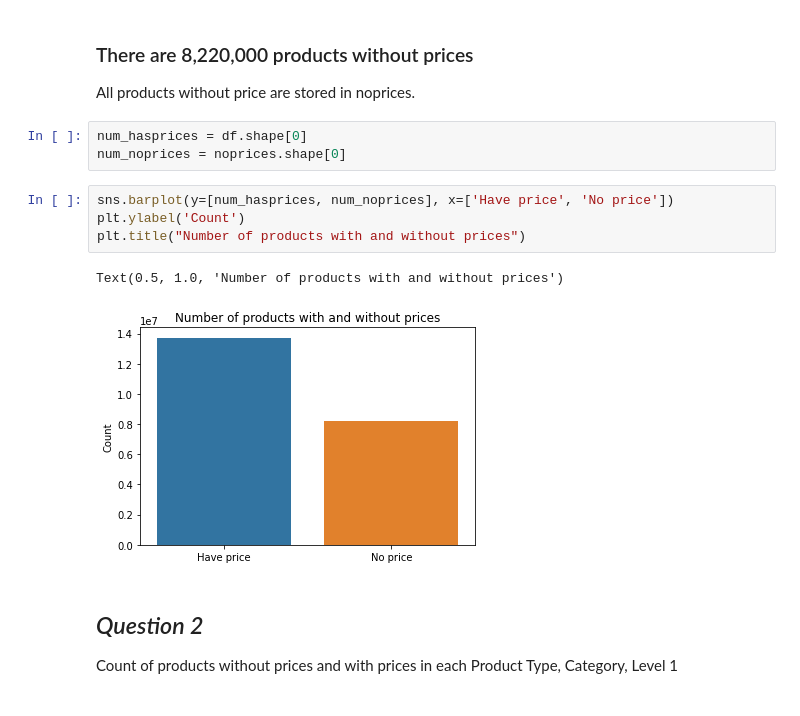
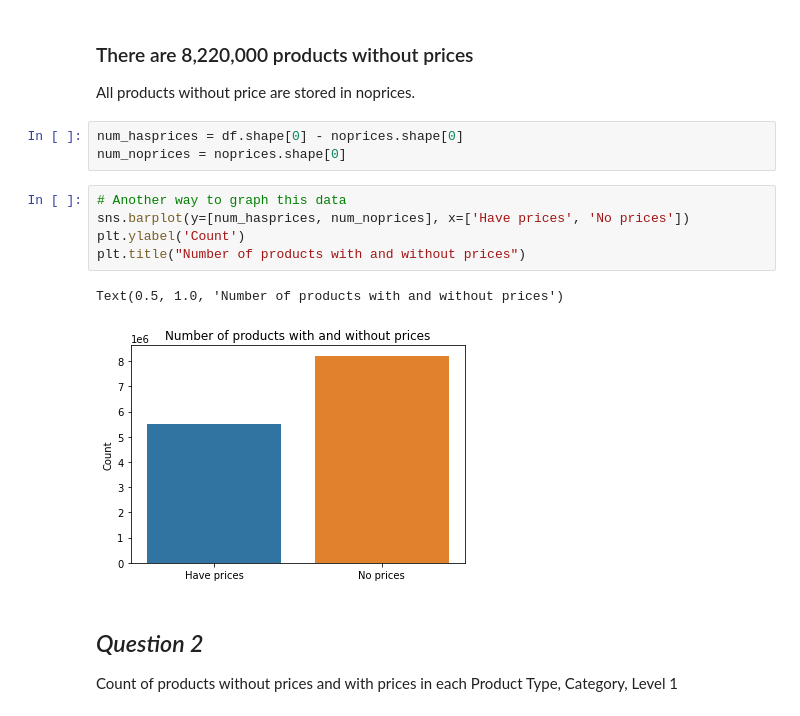
Before and after one commit to PrithviK21/BeZen-assignment, a Jupyter notebook: analyse_data.ipynb, the cells around one changed output. Cells and saved outputs as stored; diff of their text form.

Commit message:
fixed an error in question1 Created q1 graph using two methods

```diff
--- a/analyse_data.ipynb
+++ b/analyse_data.ipynb
@@ -41,15 +51,16 @@ noprices.shape
 ### There are 8,220,000 products without prices
 All products without price are stored in noprices.
 # %%
-num_hasprices = df.shape[0]
+num_hasprices = df.shape[0] - noprices.shape[0]
 num_noprices = noprices.shape[0]
 # %%
-sns.barplot(y=[num_hasprices, num_noprices], x=['Have price', 'No price'])
+# Another way to graph this data
+sns.barplot(y=[num_hasprices, num_noprices], x=['Have prices', 'No prices'])
 plt.ylabel('Count')
 plt.title("Number of products with and without prices")
 # %% [output]
 Text(0.5, 1.0, 'Number of products with and without prices')
-[figure, old version]
+[figure, new version]
 # %% [markdown]
 ## *Question 2*
 Count of products without prices and with prices in each Product Type, Category,
```
Also changed, not shown: parts of 1 cell of this notebook.
